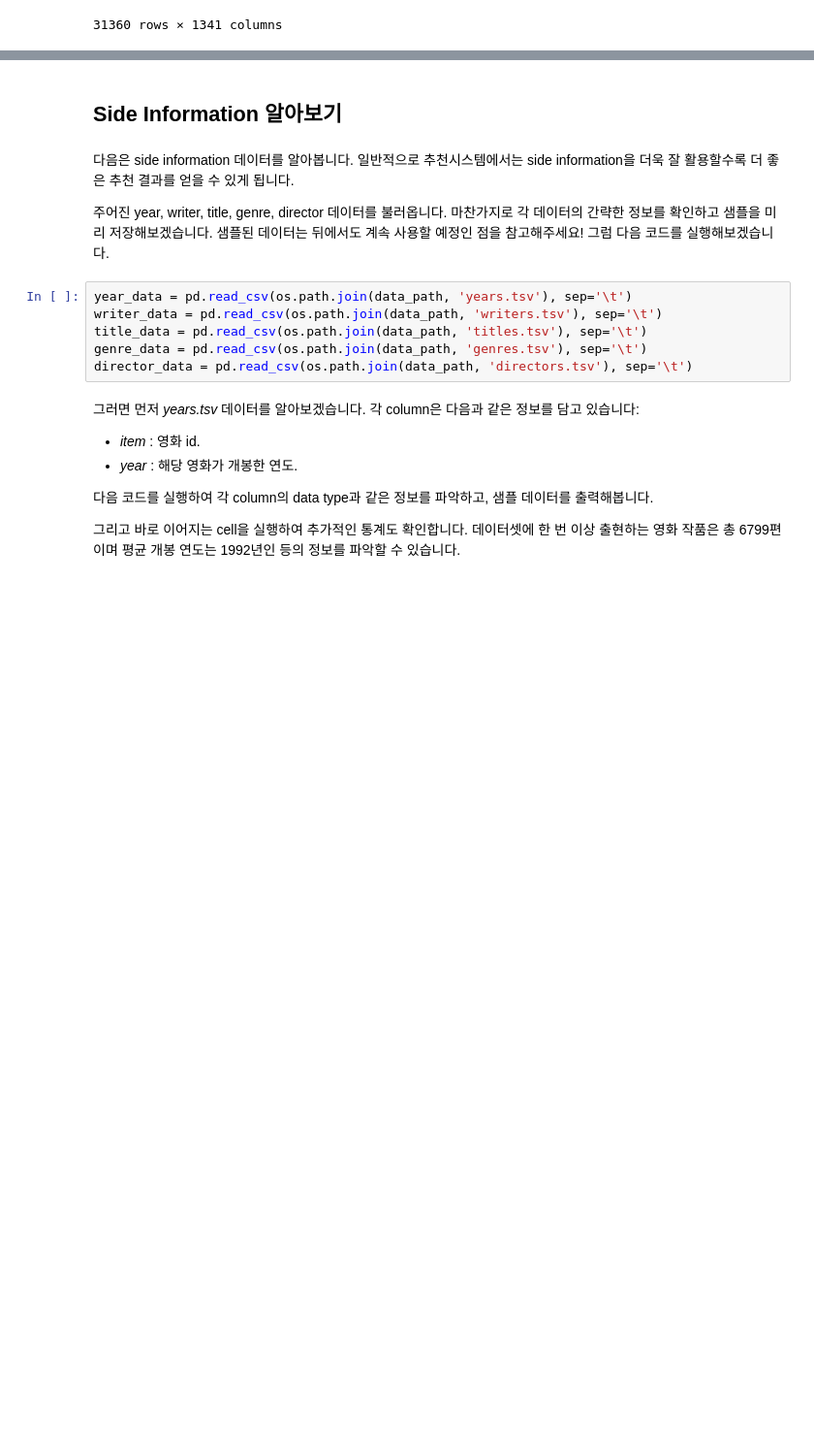
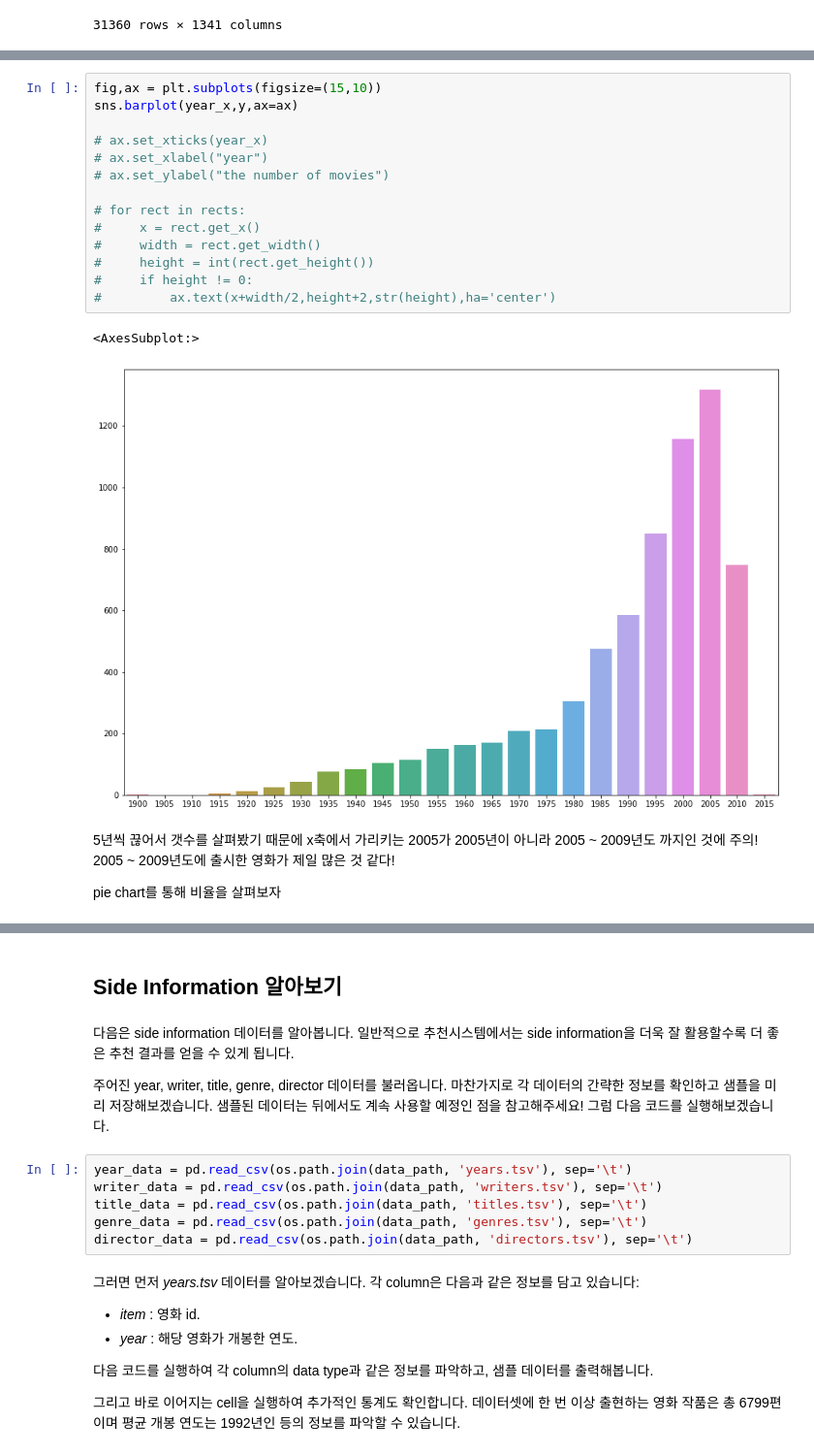
Before and after one commit to boostcampaitech3/level2-movie-recommendation-level2-recsys-15, a Jupyter notebook: T3073/working/correlation.ipynb, the cells around one changed output, grey strips where cells are left out. Shown at 97% size. Drawn from its saved outputs; the diff is of its cells as text; blank space fills up the shorter version.

```diff
--- a/T3073/working/correlation.ipynb
+++ b/T3073/working/correlation.ipynb
@@ -354,0 +686,22 @@ user_prefer_director_df.loc[user_prefer_director_df['user'] == 11,].value_counts
+# %%
+fig,ax = plt.subplots(figsize=(15,10))
+sns.barplot(year_x,y,ax=ax)
+
+# ax.set_xticks(year_x)
+# ax.set_xlabel("year")
+# ax.set_ylabel("the number of movies")
+
+# for rect in rects:
+#     x = rect.get_x()
+#     width = rect.get_width()
+#     height = int(rect.get_height())
+#     if height != 0:
+#         ax.text(x+width/2,height+2,str(height),ha='center')
+# %% [output]
+<AxesSubplot:>
+[figure, added]
+# %% [markdown]
+5년씩 끊어서 갯수를 살펴봤기 때문에 x축에서 가리키는 2005가 2005년이 아니라 2005 ~ 2009년도 까지인 것에 주의!
+2005 ~ 2009년도에 출시한 영화가 제일 많은 것 같다!
+
+pie chart를 통해 비율을 살펴보자
```
Also changed, not shown: parts of 60 cells of this notebook.
